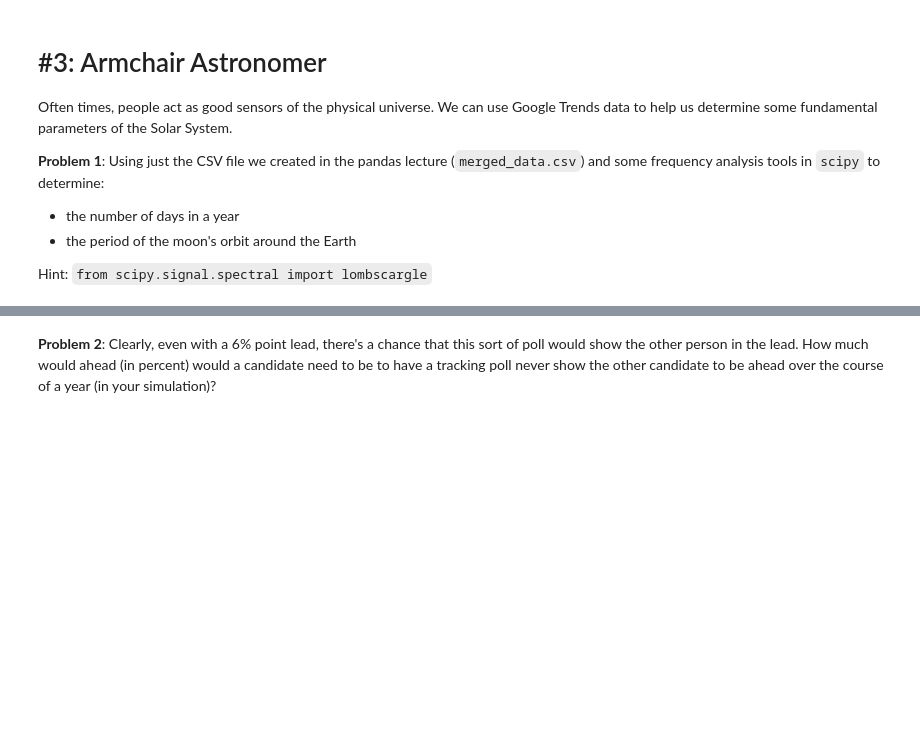
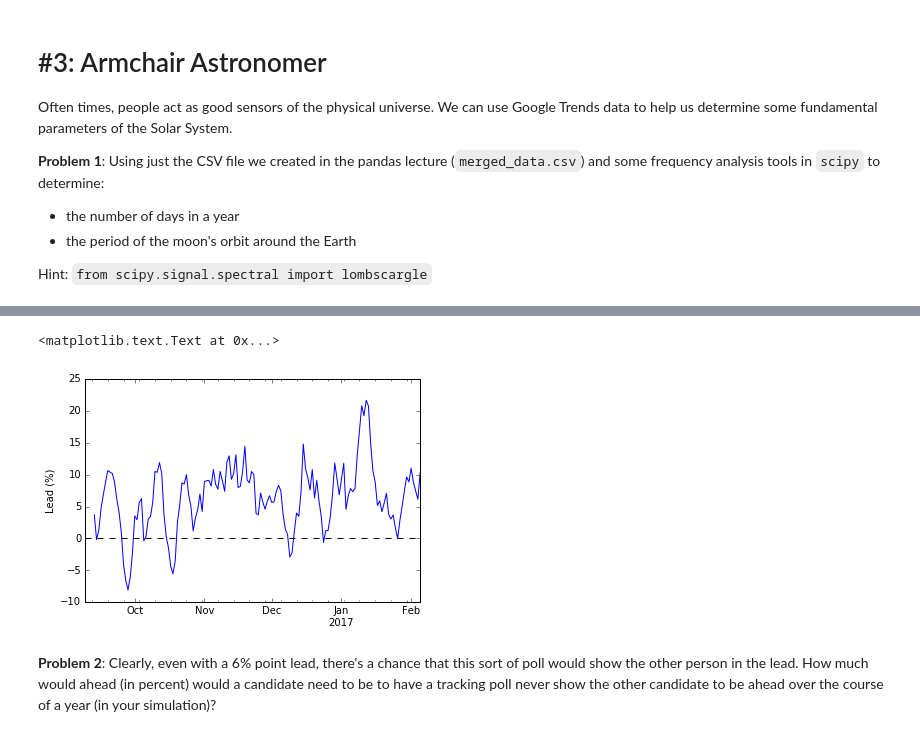
Before and after one commit to irinaene/py-ay250-hw, a Jupyter notebook: hw_1/hw_1_assignment.ipynb, the cells around one changed output, grey strips where cells are left out. Cells and saved outputs as stored; diff of their text form; code cells hidden in the pictures; blank space fills up the shorter version.

```diff
--- a/hw_1/hw_1_assignment.ipynb
+++ b/hw_1/hw_1_assignment.ipynb
@@ -512,2 +538,27 @@ https://twitter.com/NateSilver538/status/769565612955824128
+# %%
+# your code here
+### function to compute the 5-day rolling average lead
+def compute_lead(pt_lead, stddev, days, num_ppl):
+    lead_per = (50. + pt_lead/2.)/100. # percentage
+    data = pd.Series(np.random.normal(loc=lead_per*num_ppl,scale=stddev,size=days), \
+                 index=pd.date_range('9/9/2016', periods=days))
+    # 5 day rolling average
+    roll_avg = data.rolling(center=False,window=5).mean()
+    roll_avg = roll_avg/num_ppl
+    lead = (2 * roll_avg - 1) * 100
+    return lead
+
+### generate some fake data
+pt_lead = 6
+stddev = 10 # assume a standard deviation of 10
+days = 150 # 5-months period
+num_ppl = 200.
+lead = compute_lead(pt_lead, stddev, days, num_ppl)
+lead.plot()
+plt.axhline(0,color='k',ls='--')
+plt.ylabel('Lead (%)')
+# %% [output]
+<matplotlib.text.Text at 0x...>
+[figure, added]
 # %% [markdown]
 **Problem 2**: Clearly, even with a 6% point lead, there's a chance that this sort of poll would show the other person in the lead. How much would ahead (in percent) would a candidate need to be to have a tracking poll never show the other candidate to be ahead over the course of a year (in your simulation)?
```
Also changed, not shown: parts of 18 cells of this notebook.
